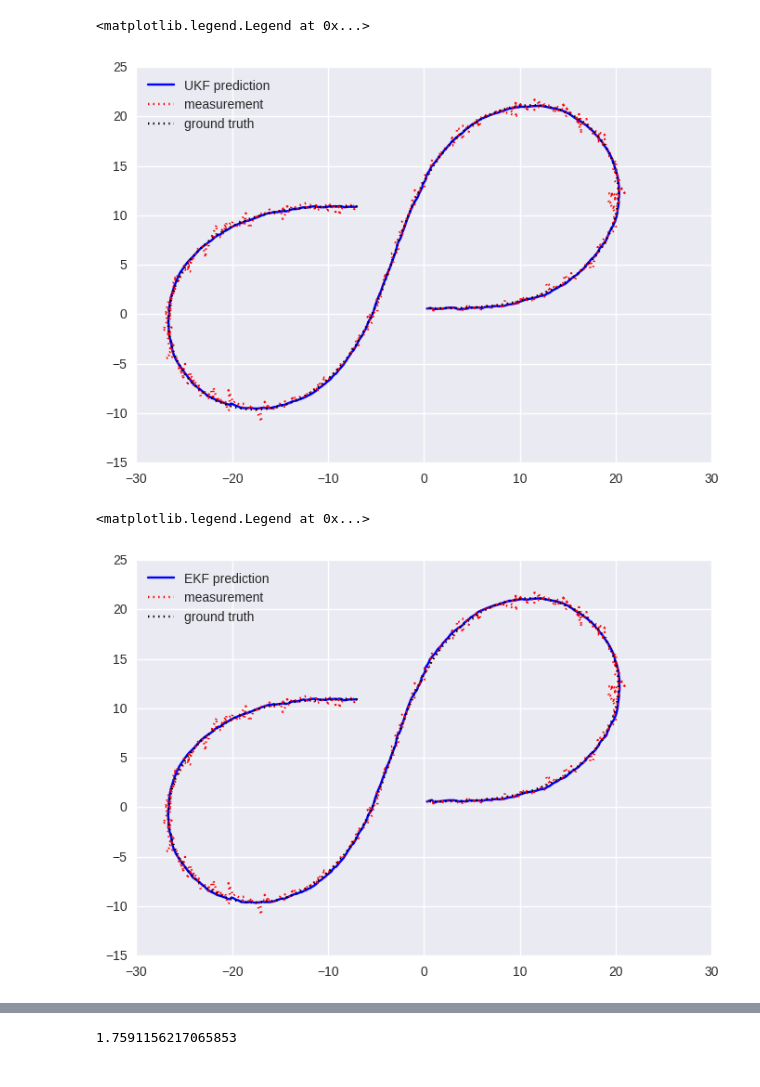
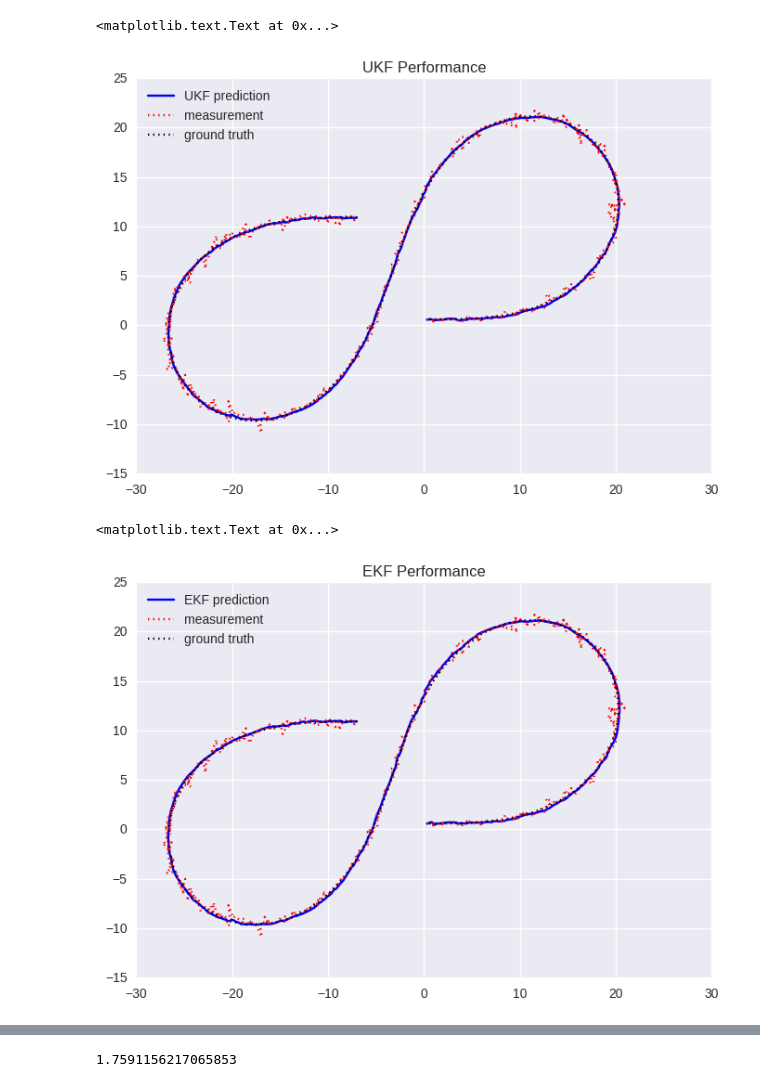
Before and after one commit to itoyjakra/Unscented-Kalman-Filter, a Jupyter notebook: Tracks.ipynb, the cells around one changed output, grey strips where cells are left out. Cells and saved outputs as stored; diff of their text form; code cells hidden in the pictures.

```diff
--- a/Tracks.ipynb
+++ b/Tracks.ipynb
@@ -5,7 +5,7 @@ import matplotlib.pyplot as plt
 %matplotlib inline
 import seaborn as sns
 # %%
-df_ukf = pd.read_csv("/home/arko/Projects/UKF_Branch/Unscented-Kalman-Filter/build/out.txt", delimiter="\t")
+df_ukf = pd.read_csv("/home/arko/Projects/Unscented-Kalman-Filter/build/out.txt", delimiter="\t")
 df_ekf = pd.read_csv("/home/arko/Projects/Extended-Kalman-Filter/build/output.txt", delimiter="\t", header=None)
 # %%
 df_ukf.head()
@@ -29,17 +29,19 @@ df_ekf.head()
 # %%
 plt.plot(df_ukf.px_state, df_ukf.py_state, '-b', label='UKF prediction')
 plt.plot(df_ukf.px_measured, df_ukf.py_measured, ':r', label='measurement')
 plt.plot(df_ukf.px_ground_truth, df_ukf.py_ground_truth, ':k', label='ground truth')
 plt.legend(loc=0)
+plt.title ("UKF Performance")
 # %% [output]
-<matplotlib.legend.Legend at 0x...>
+<matplotlib.text.Text at 0x...>
-[figure, old version]
+[figure, new version]
 # %%
 plt.plot(df_ekf.px_state, df_ekf.py_state, '-b', label='EKF prediction')
 plt.plot(df_ekf.px_measured, df_ekf.py_measured, ':r', label='measurement')
 plt.plot(df_ekf.px_ground_truth, df_ekf.py_ground_truth, ':k', label='ground truth')
 plt.legend(loc=0)
+plt.title ("EKF Performance")
 # %% [output]
-<matplotlib.legend.Legend at 0x...>
+<matplotlib.text.Text at 0x...>
-[figure, old version]
+[figure, new version]
 # %%
```
Also changed, not shown: parts of 14 cells of this notebook.
